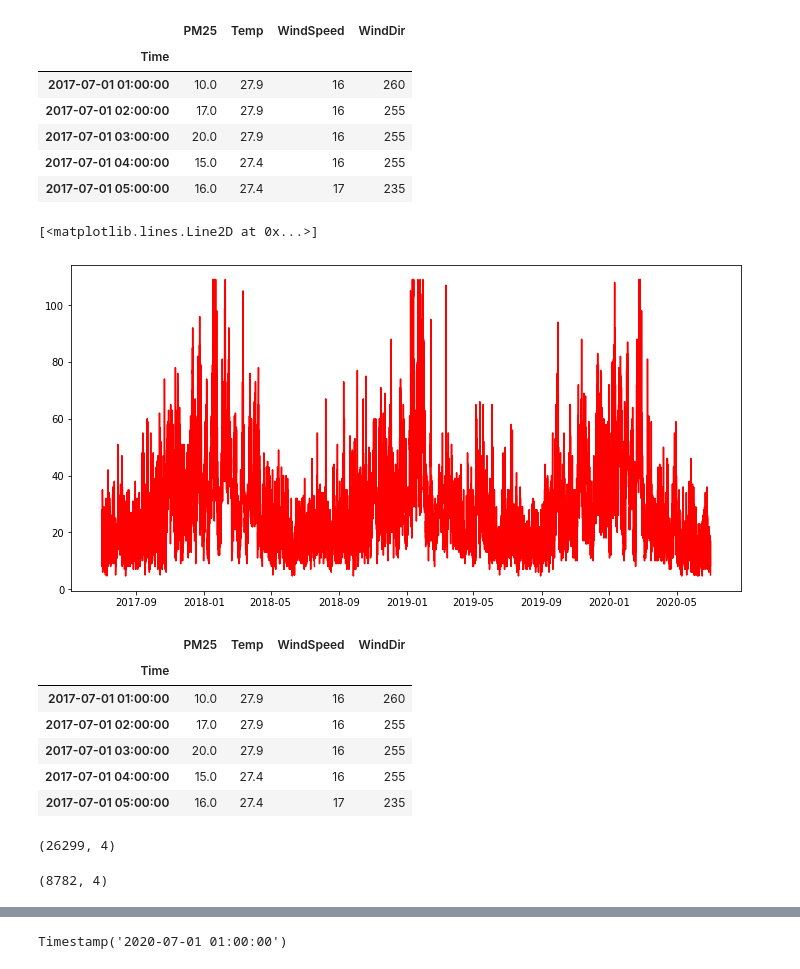
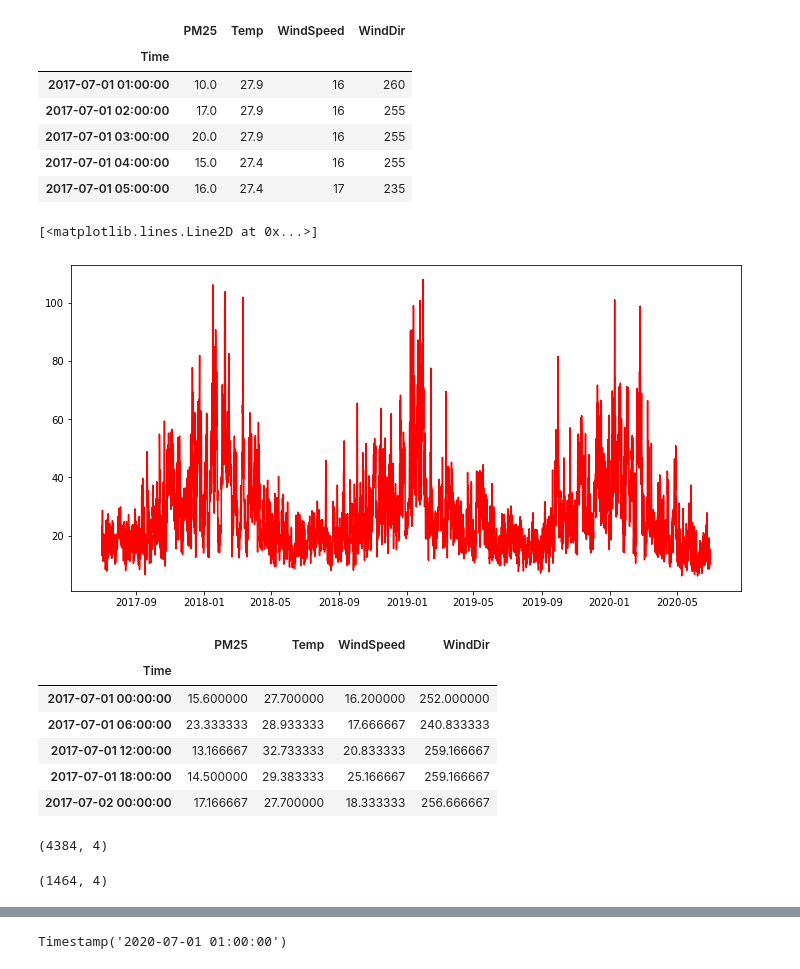
Before and after one commit to One-Night-Miracle/Data-Science-Project1-2021-2-PM2.5-Kaggle, a Jupyter notebook: project_nb.ipynb, the cells around one changed output, grey strips where cells are left out. Drawn from its saved outputs; the diff is of its cells as text; code cells hidden in the pictures.

```diff
--- a/project_nb.ipynb
+++ b/project_nb.ipynb
@@ -493,32 +449,33 @@ bkk_train_tmp.head()
 | 2017-07-01 04:00:00 | 15.0 | 27.4 | 16 | 255 |
 | 2017-07-01 05:00:00 | 16.0 | 27.4 | 17 | 235 |
 # %%
-# bkk_train_tmp = bkk_train_tmp.resample('H').mean()
-# plt.figure(figsize=(12,6))
-# plt.plot(bkk_train_tmp['PM25'],'r')
+bkk_train_tmp = bkk_train_tmp.resample('6H').mean()
+plt.figure(figsize=(12,6))
+plt.plot(bkk_train_tmp['PM25'],'r')
 # %% [output]
 [<matplotlib.lines.Line2D at 0x...>]
-[figure, old version]
+[figure, new version]
 # %%
 bkk_train_tmp.head()
 # %% [output]
 |  | PM25 | Temp | WindSpeed | WindDir |
 | Time |  |  |  |  |
-| 2017-07-01 01:00:00 | 10.0 | 27.9 | 16 | 260 |
-| 2017-07-01 02:00:00 | 17.0 | 27.9 | 16 | 255 |
-| 2017-07-01 03:00:00 | 20.0 | 27.9 | 16 | 255 |
-| 2017-07-01 04:00:00 | 15.0 | 27.4 | 16 | 255 |
-| 2017-07-01 05:00:00 | 16.0 | 27.4 | 17 | 235 |
+| 2017-07-01 00:00:00 | 15.600000 | 27.700000 | 16.200000 | 252.000000 |
+| 2017-07-01 06:00:00 | 23.333333 | 28.933333 | 17.666667 | 240.833333 |
+| 2017-07-01 12:00:00 | 13.166667 | 32.733333 | 20.833333 | 259.166667 |
+| 2017-07-01 18:00:00 | 14.500000 | 29.383333 | 25.166667 | 259.166667 |
+| 2017-07-02 00:00:00 | 17.166667 | 27.700000 | 18.333333 | 256.666667 |
 # %%
 bkk_test = test_set['BKK']
 # %%
 bkk_train_tmp.shape
 # %% [output]
-(26299, 4)
+(4384, 4)
-# %%
-bkk_test.shape
-# %% [output]
-(8782, 4)
+# %%
+bkk_test = bkk_test.resample('6H').mean()
+bkk_test.shape
+# %% [output]
+(1464, 4)
 # %%
 train_size, valid_size = bkk_train_tmp.shape[0]-bkk_test.shape[0], bkk_test.shape[0]
 
```
Also changed, not shown: parts of 21 cells of this notebook.
